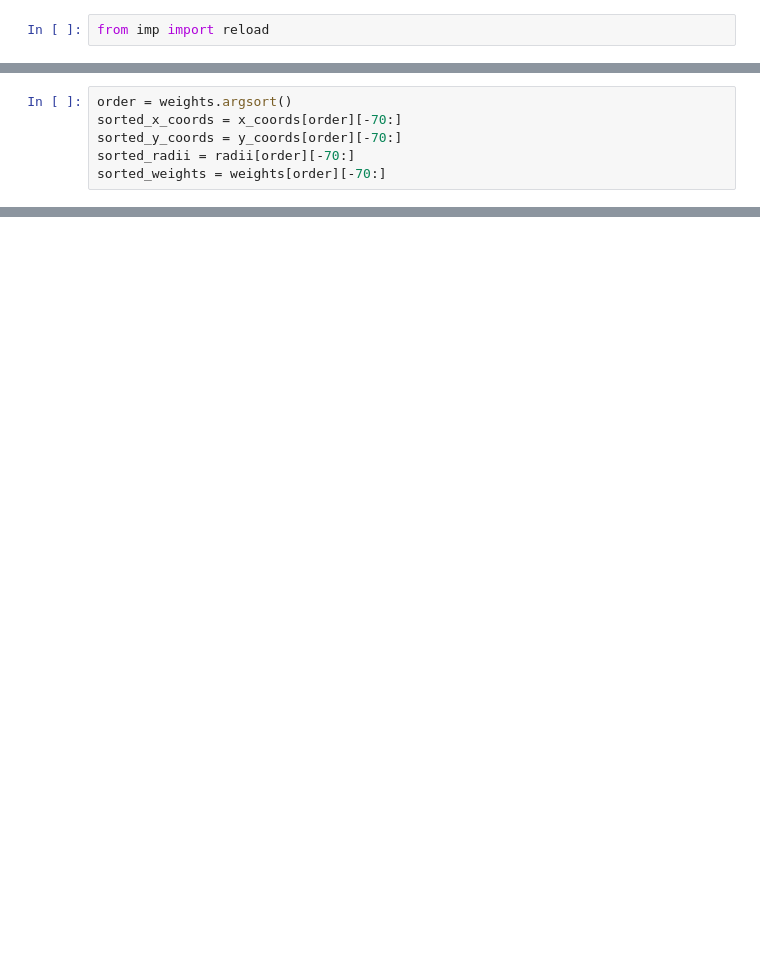
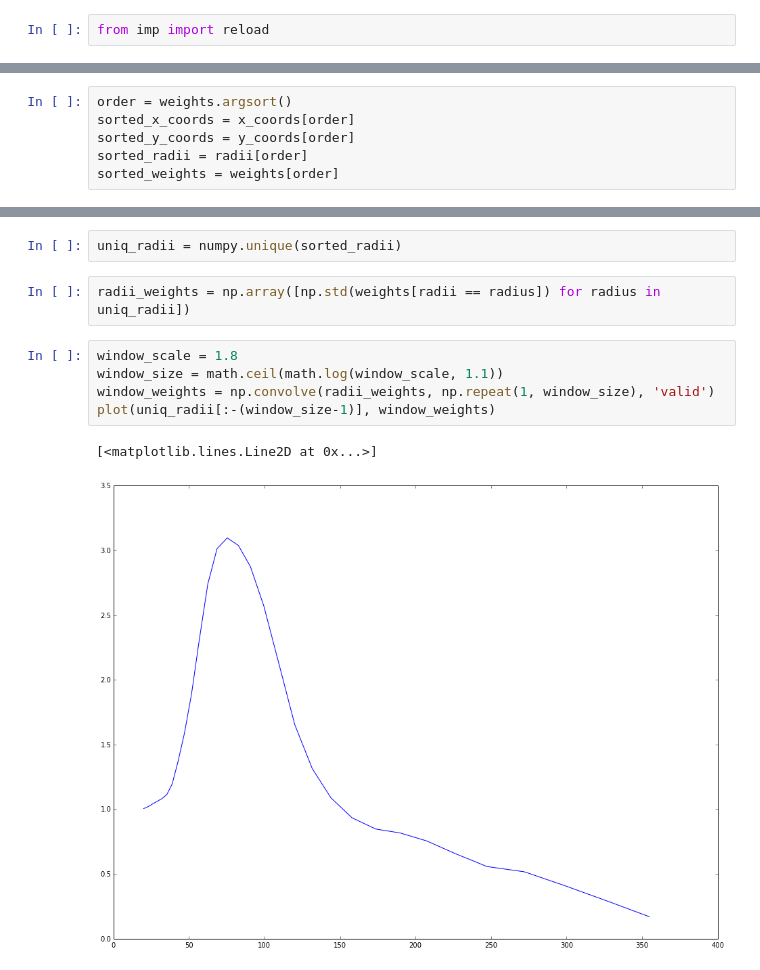
Before and after one commit to bwhmather/coins, a Jupyter notebook: detect.ipynb, the cells around one changed output, grey strips where cells are left out. Saved outputs shown, nothing was run; the diff lists cells and outputs as text; blank space fills up the shorter version.

```diff
--- a/detect.ipynb
+++ b/detect.ipynb
@@ -55,6 +37,6 @@ x_coords, y_coords, radii, weights = circles
 # %%
 order = weights.argsort()
-sorted_x_coords = x_coords[order][-70:]
-sorted_y_coords = y_coords[order][-70:]
-sorted_radii = radii[order][-70:]
-sorted_weights = weights[order][-70:]
+sorted_x_coords = x_coords[order]
+sorted_y_coords = y_coords[order]
+sorted_radii = radii[order]
+sorted_weights = weights[order]
@@ -60,0 +48,12 @@ sorted_weights = weights[order][-70:]
+# %%
+uniq_radii = numpy.unique(sorted_radii)
+# %%
+radii_weights = np.array([np.std(weights[radii == radius]) for radius in uniq_radii])
+# %%
+window_scale = 1.8
+window_size = math.ceil(math.log(window_scale, 1.1))
+window_weights = np.convolve(radii_weights, np.repeat(1, window_size), 'valid')
+plot(uniq_radii[:-(window_size-1)], window_weights)
+# %% [output]
+[<matplotlib.lines.Line2D at 0x...>]
+[figure, added]
```
Also changed, not shown: parts of 12 cells of this notebook.
